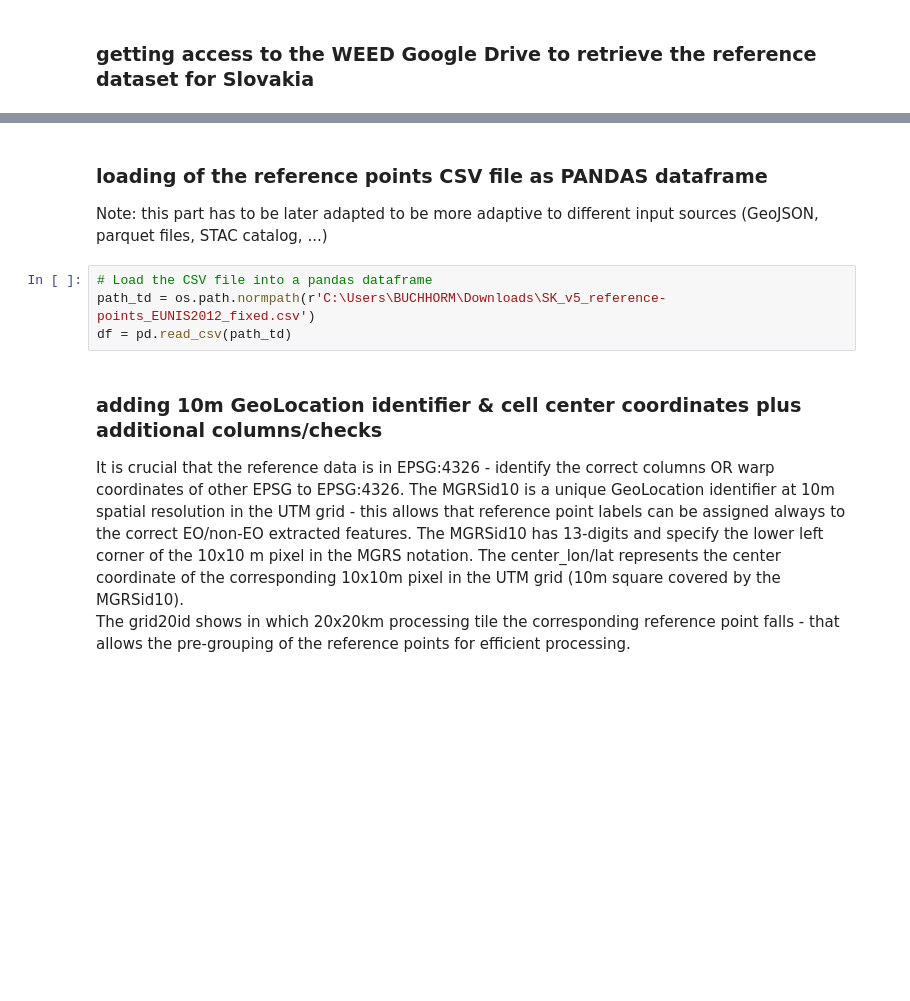
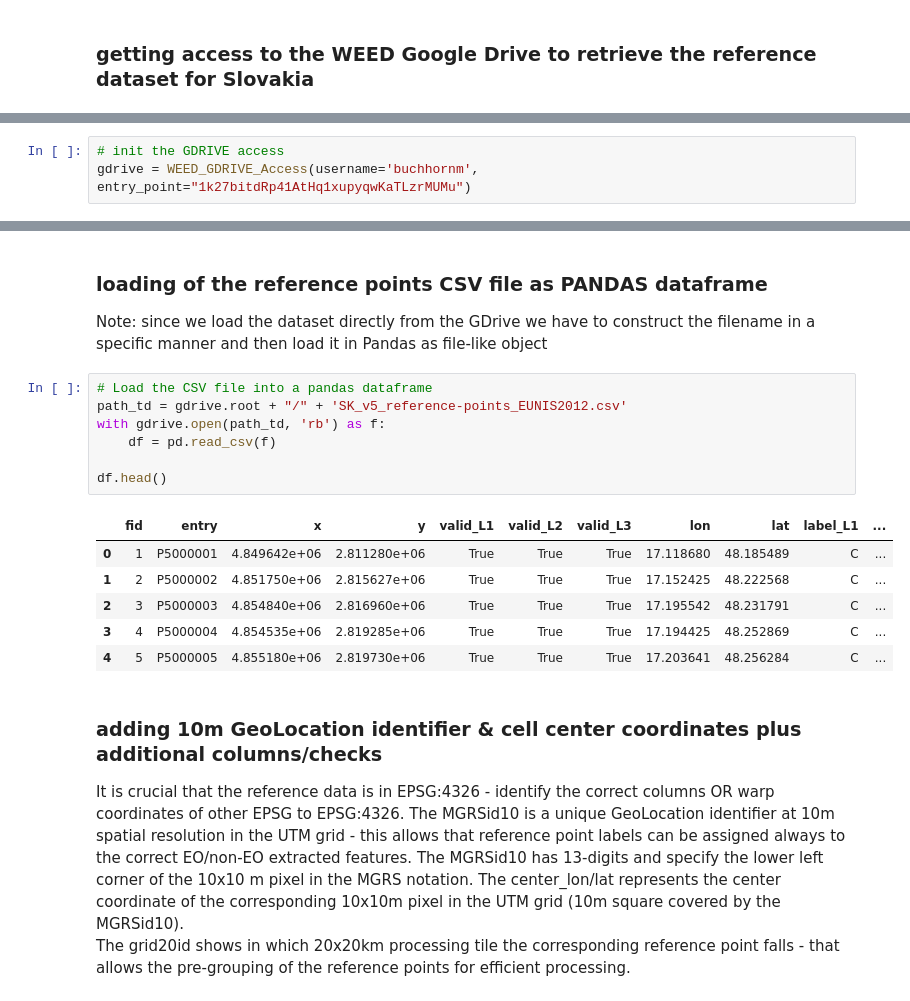
Before and after one commit to ESA-WEED-project/eo_processing, a Jupyter notebook: notebooks/example_SK-TD-points_full-feature_extraction.ipynb, the cells around one changed output, grey strips where cells are left out. Drawn from its saved outputs; the diff is of its cells as text; blank space fills up the shorter version.

```diff
--- a/notebooks/example_SK-TD-points_full-feature_extraction.ipynb
+++ b/notebooks/example_SK-TD-points_full-feature_extraction.ipynb
@@ -25,0 +26,3 @@ from eo_processing.utils.helper import init_connection
+# %%
+# init the GDRIVE access
+gdrive = WEED_GDRIVE_Access(username='buchhornm', entry_point="1k27bitdRp41AtHq1xupyqwKaTLzrMUMu")
@@ -26,10 +38,20 @@ from eo_processing.utils.helper import init_connection
 # %% [markdown]
 ### loading of the reference points CSV file as PANDAS dataframe
-Note: this part has to be later adapted to be more adaptive to different input sources (GeoJSON, parquet files, STAC catalog, ...)
+Note: since we load the dataset directly from the GDrive we have to construct the filename in a specific manner and then load it in Pandas as file-like object
 # %%
 # Load the CSV file into a pandas dataframe
-path_td = os.path.normpath(r'C:\Users\BUCHHORM\Downloads\SK_v5_reference-points_EUNIS2012_fixed.csv')
-df = pd.read_csv(path_td)
+path_td = gdrive.root + "/" + 'SK_v5_reference-points_EUNIS2012.csv'
+with gdrive.open(path_td, 'rb') as f:
+    df = pd.read_csv(f)
+
+df.head()
+# %% [output]
+|  | fid | entry | x | y | valid_L1 | valid_L2 | valid_L3 | lon | lat | label_L1 | ... |
+| 0 | 1 | P5000001 | 4.849642e+06 | 2.811280e+06 | True | True | True | 17.118680 | 48.185489 | C | ... |
+| 1 | 2 | P5000002 | 4.851750e+06 | 2.815627e+06 | True | True | True | 17.152425 | 48.222568 | C | ... |
+| 2 | 3 | P5000003 | 4.854840e+06 | 2.816960e+06 | True | True | True | 17.195542 | 48.231791 | C | ... |
+| 3 | 4 | P5000004 | 4.854535e+06 | 2.819285e+06 | True | True | True | 17.194425 | 48.252869 | C | ... |
+| 4 | 5 | P5000005 | 4.855180e+06 | 2.819730e+06 | True | True | True | 17.203641 | 48.256284 | C | ... |
 # %% [markdown]
 ### adding 10m GeoLocation identifier & cell center coordinates plus additional columns/checks
 It is crucial that the reference data is in EPSG:4326 - identify the correct columns OR warp coordinates of other EPSG to EPSG:4326.
```
Also changed, not shown: parts of 12 cells of this notebook.
